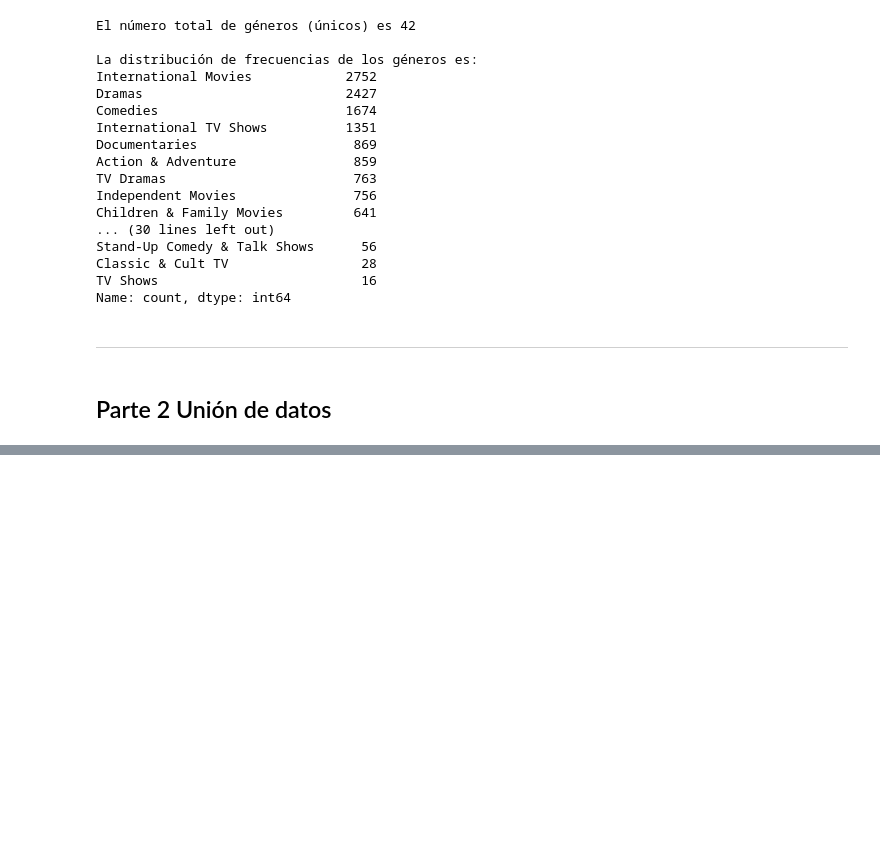
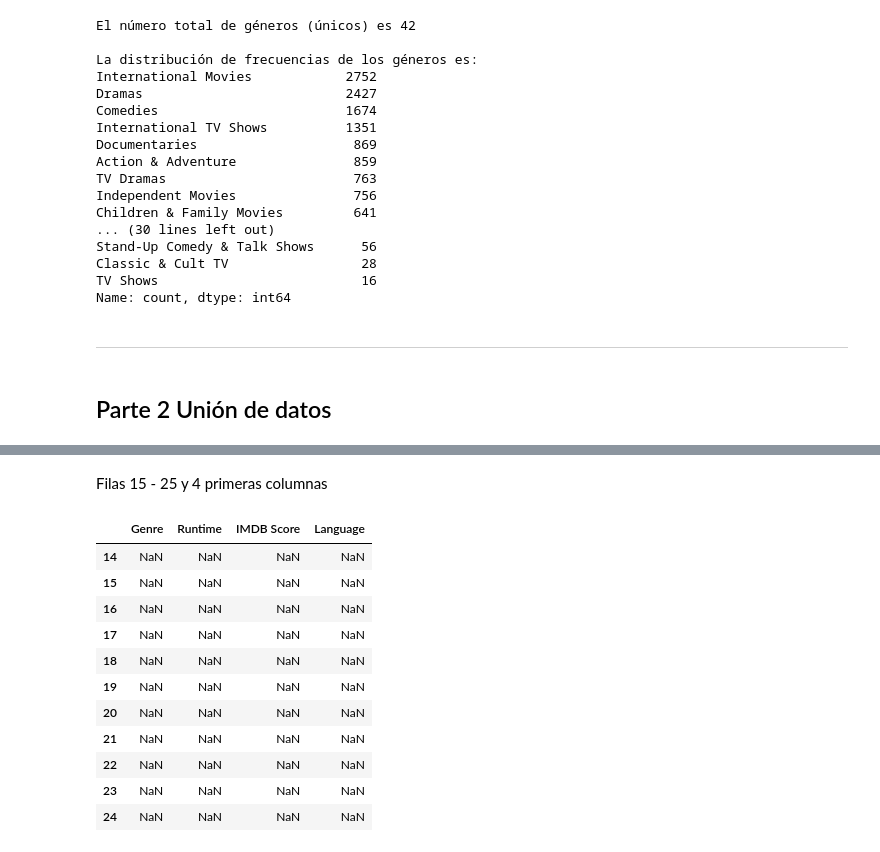
Before and after one commit to SupernovaIa/Laboratorio-EDA-union, a Jupyter notebook: laboratorio-modulo2-leccion02-eda-union.ipynb, the cells around one changed output, grey strips where cells are left out. Drawn from its saved outputs; the diff is of its cells as text; code cells hidden in the pictures; blank space fills up the shorter version.

```diff
--- a/laboratorio-modulo2-leccion02-eda-union.ipynb
+++ b/laboratorio-modulo2-leccion02-eda-union.ipynb
@@ -552,0 +619,3 @@ Name: count, dtype: int64
+# %%
+# Limpiemos las columnas que no nos interesan
+df_combined.drop(columns=['Title', 'Premiere'], inplace=True)
@@ -552,0 +738,18 @@ Name: count, dtype: int64
+# %% [markdown]
+Filas 15 - 25 y 4 primeras columnas
+# %%
+# Todo es NaN
+df_combined.iloc[14:25, :4]
+# %% [output]
+|  | Genre | Runtime | IMDB Score | Language |
+| 14 | NaN | NaN | NaN | NaN |
+| 15 | NaN | NaN | NaN | NaN |
+| 16 | NaN | NaN | NaN | NaN |
+| 17 | NaN | NaN | NaN | NaN |
+| 18 | NaN | NaN | NaN | NaN |
+| 19 | NaN | NaN | NaN | NaN |
+| 20 | NaN | NaN | NaN | NaN |
+| 21 | NaN | NaN | NaN | NaN |
+| 22 | NaN | NaN | NaN | NaN |
+| 23 | NaN | NaN | NaN | NaN |
+| 24 | NaN | NaN | NaN | NaN |
```
Also changed, not shown: parts of 39 cells of this notebook, 1 other file.
